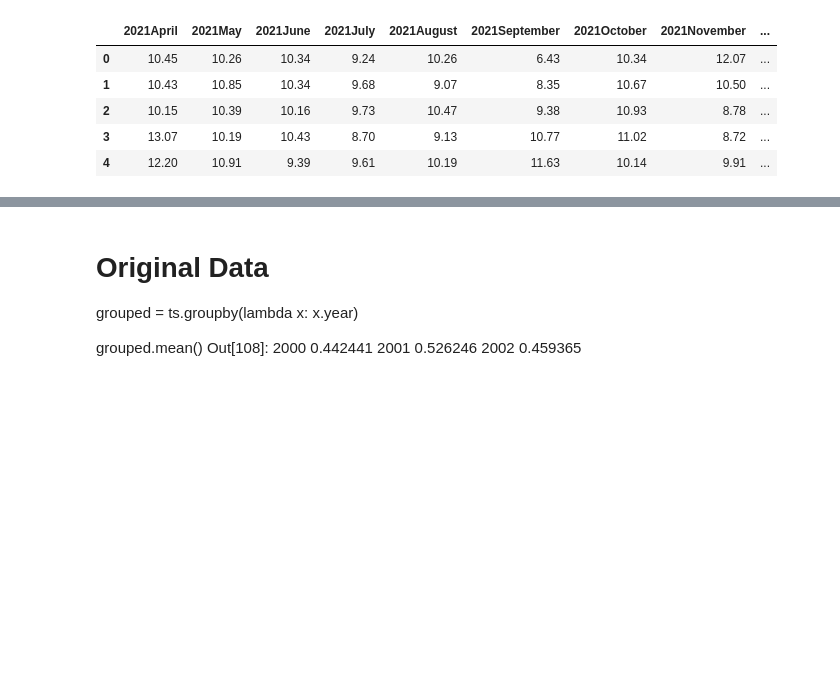
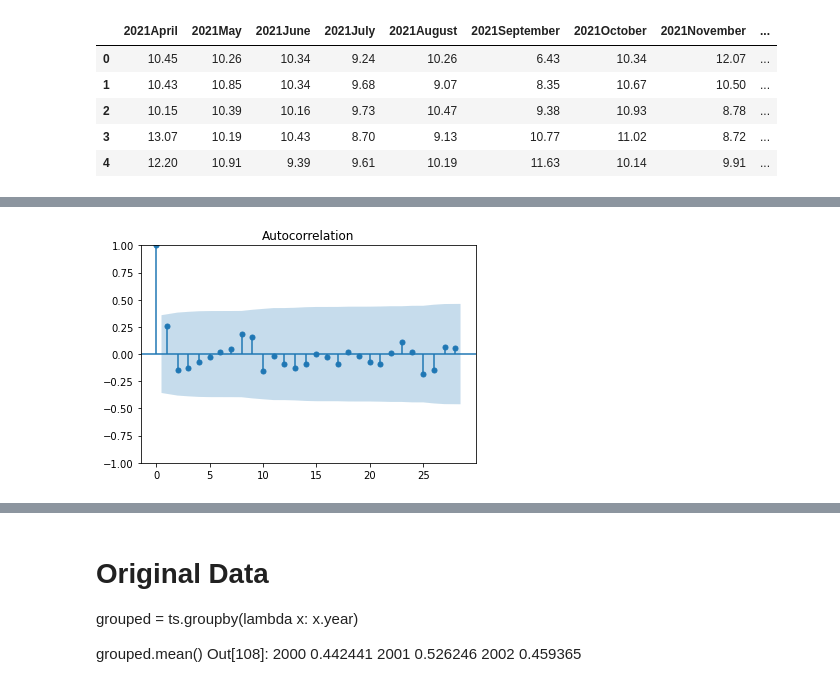
Before and after one commit to MrLRTripp/SCEdison, a Jupyter notebook: EnergyUsage.ipynb, the cells around one changed output, grey strips where cells are left out. Drawn from its saved outputs; the diff is of its cells as text; code cells hidden in the pictures; blank space fills up the shorter version.

```diff
--- a/EnergyUsage.ipynb
+++ b/EnergyUsage.ipynb
@@ -352,0 +365,6 @@ The daily pattern of monthly usage is not correlated with other months
+# %%
+lags = 28
+smt.graphics.plot_acf(energy_usage_daily_by_yr_df['2021April'].dropna(), lags=lags)
+plt.show()
+# %% [output]
+[figure, added]
```
Also changed, not shown: parts of 12 cells of this notebook.
